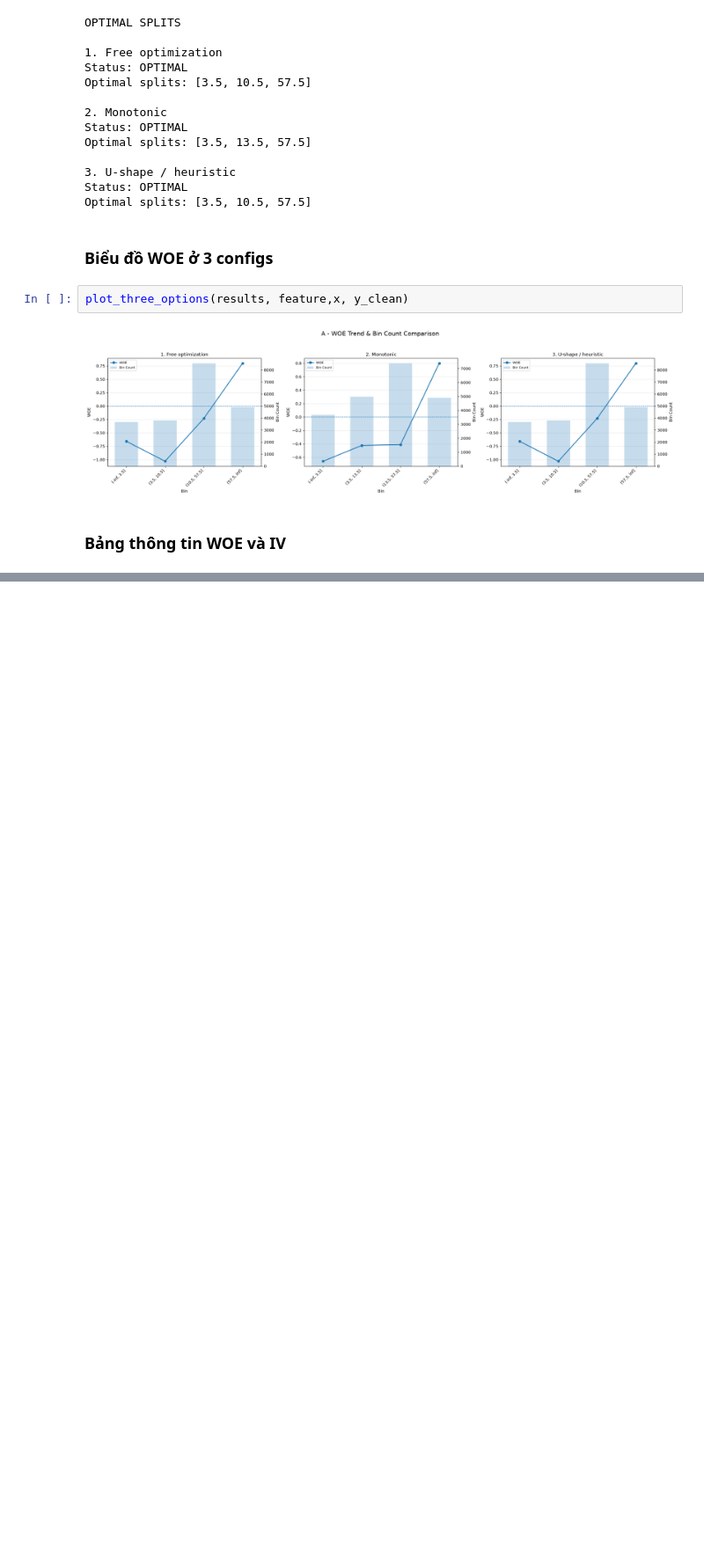
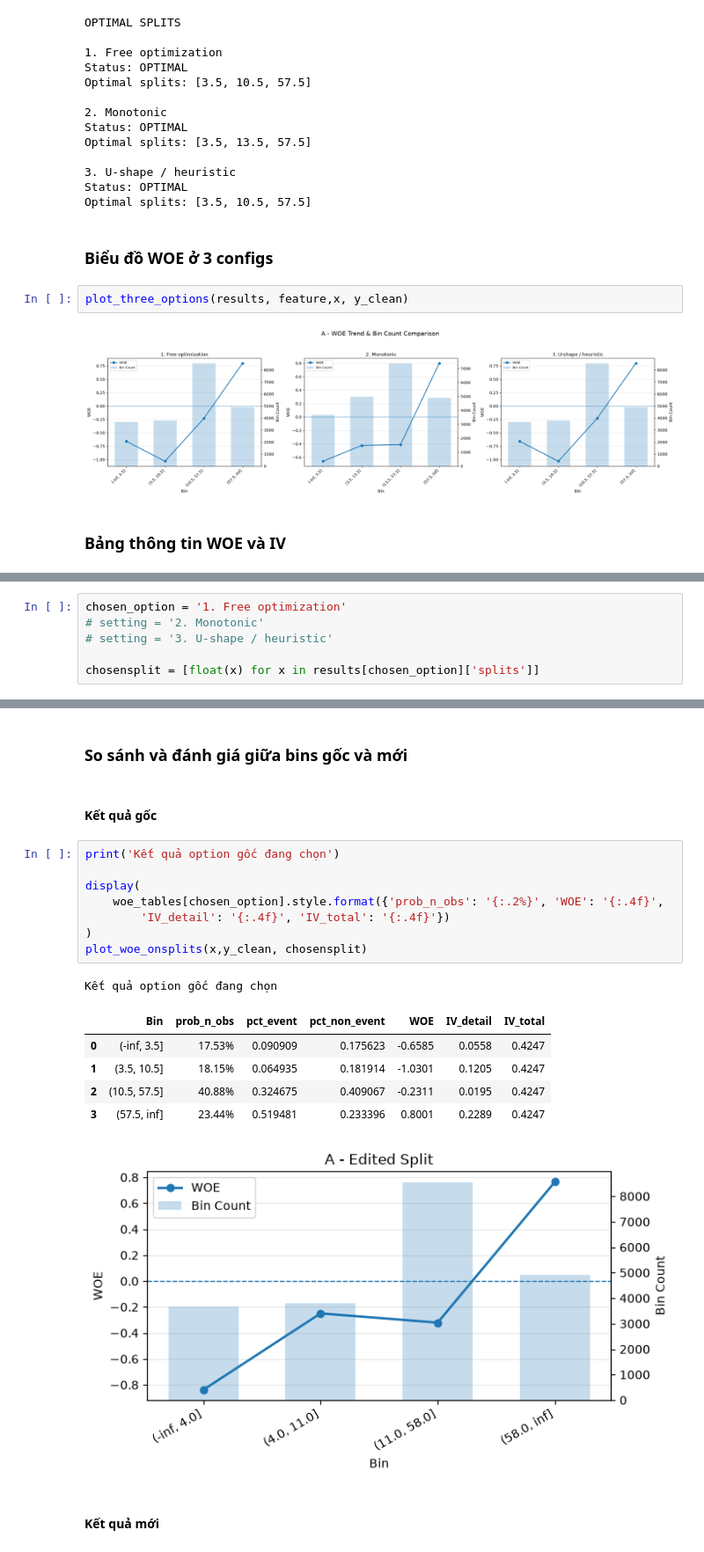
Before and after one commit to locluclak/AutoBinning_based_WOE_IV, a Jupyter notebook: autobinning_ver2.ipynb, the cells around one changed output, grey strips where cells are left out. Shown at 88% size. Drawn from its saved outputs; the diff is of its cells as text; blank space fills up the shorter version.

```diff
--- a/autobinning_ver2.ipynb
+++ b/autobinning_ver2.ipynb
@@ -343,0 +605,6 @@ WOE TABLES
+# %%
+chosen_option = '1. Free optimization'
+# setting = '2. Monotonic'
+# setting = '3. U-shape / heuristic'
+
+chosensplit = [float(x) for x in results[chosen_option]['splits']]
@@ -392 +658,23 @@ Valid edited splits: [3.0, 10.0, 57.0]
+# %% [markdown]
+### So sánh và đánh giá giữa bins gốc và mới
+# %% [markdown]
+#### Kết quả gốc
+# %%
+print('Kết quả option gốc đang chọn')
+
+display(
+    woe_tables[chosen_option].style.format({'prob_n_obs': '{:.2%}', 'WOE': '{:.4f}',
+        'IV_detail': '{:.4f}', 'IV_total': '{:.4f}'})
+)
+plot_woe_onsplits(x,y_clean, chosensplit)
+# %% [output]
+Kết quả option gốc đang chọn
+|  | Bin | prob_n_obs | pct_event | pct_non_event | WOE | IV_detail | IV_total |
+| 0 | (-inf, 3.5] | 17.53% | 0.090909 | 0.175623 | -0.6585 | 0.0558 | 0.4247 |
+| 1 | (3.5, 10.5] | 18.15% | 0.064935 | 0.181914 | -1.0301 | 0.1205 | 0.4247 |
+| 2 | (10.5, 57.5] | 40.88% | 0.324675 | 0.409067 | -0.2311 | 0.0195 | 0.4247 |
+| 3 | (57.5, inf] | 23.44% | 0.519481 | 0.233396 | 0.8001 | 0.2289 | 0.4247 |
+[figure, added]
+# %% [markdown]
+#### Kết quả mới
 # %%
```
Also changed, not shown: parts of 28 cells of this notebook.
